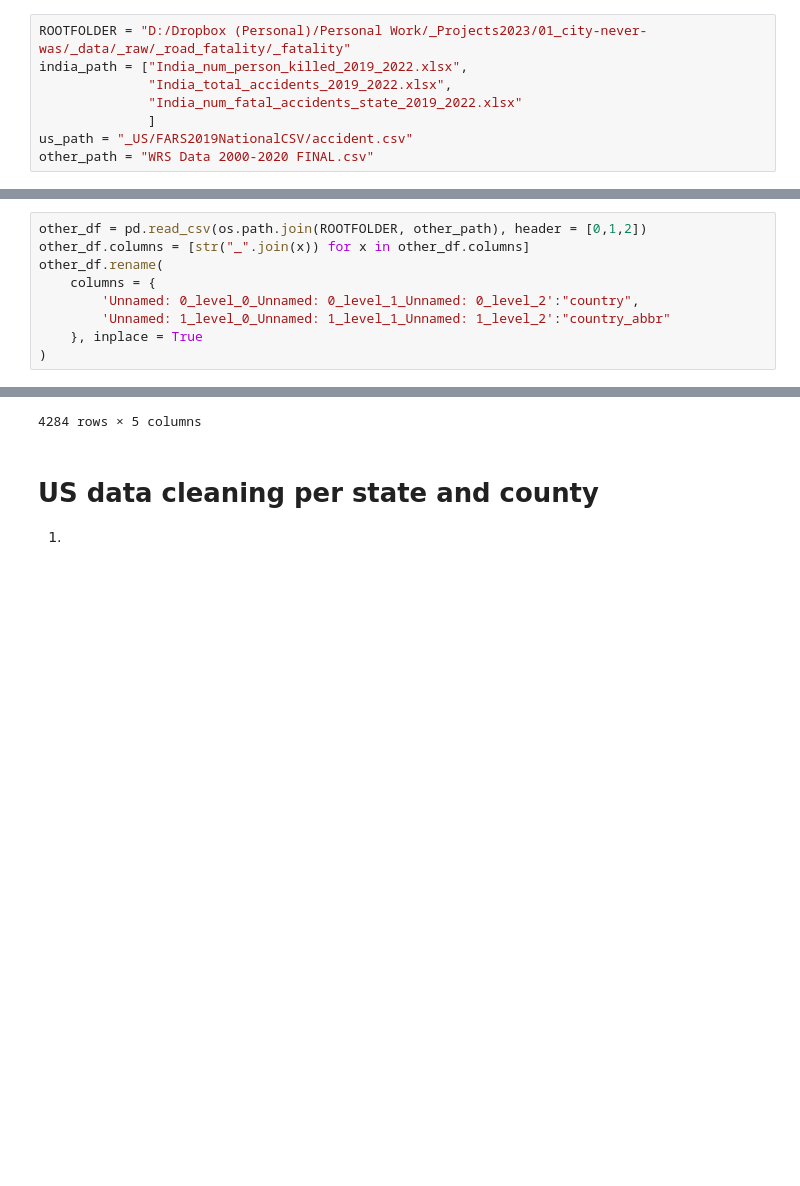
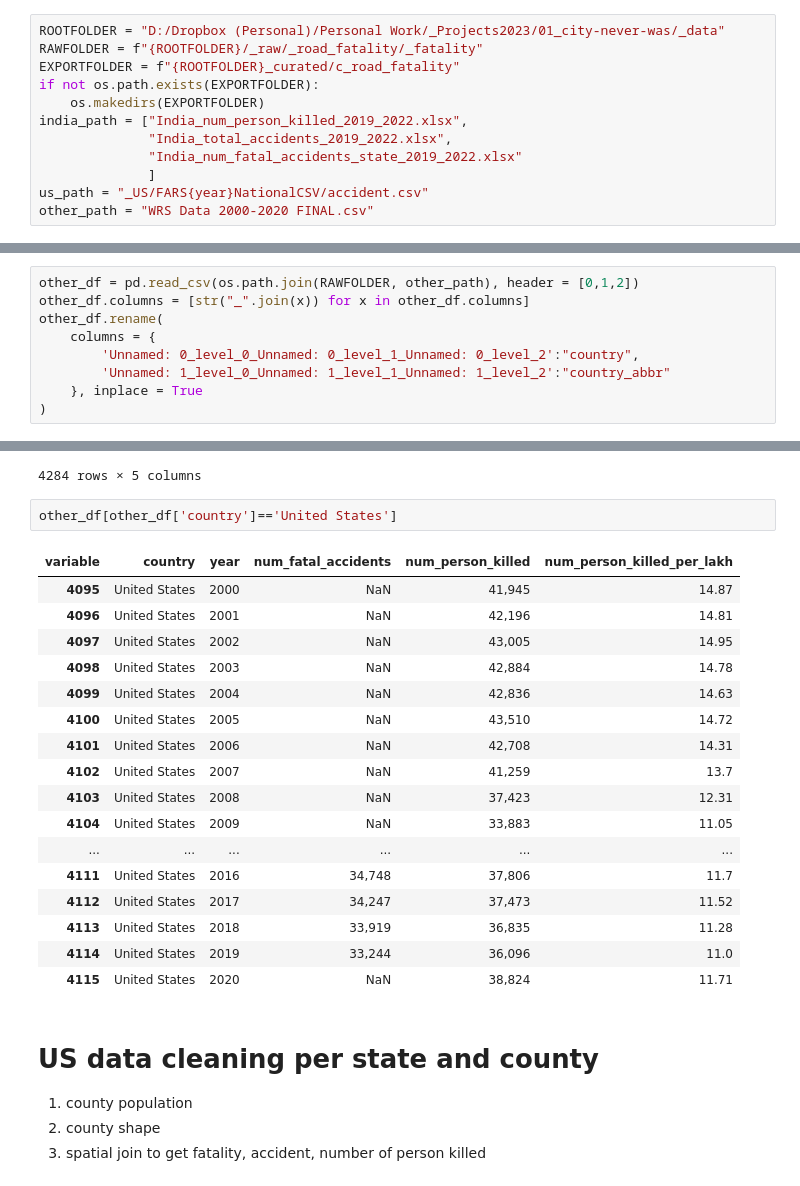
Before and after one commit to brookefzy/uvi-time-machine, a Jupyter notebook: _script/c-road-injury/03_road_fatality.ipynb, the cells around one changed output, grey strips where cells are left out. Drawn from its saved outputs; the diff is of its cells as text; blank space fills up the shorter version.

````diff
--- a/_script/c-road-injury/03_road_fatality.ipynb
+++ b/_script/c-road-injury/03_road_fatality.ipynb
@@ -21,12 +22,16 @@ num_person_killed
 num_person_kille_per_lakh (per 100,000 population)
 ```
 # %%
-ROOTFOLDER = "D:/Dropbox (Personal)/Personal Work/_Projects2023/01_city-never-was/_data/_raw/_road_fatality/_fatality"
+ROOTFOLDER = "D:/Dropbox (Personal)/Personal Work/_Projects2023/01_city-never-was/_data"
+RAWFOLDER = f"{ROOTFOLDER}/_raw/_road_fatality/_fatality"
+EXPORTFOLDER = f"{ROOTFOLDER}_curated/c_road_fatality"
+if not os.path.exists(EXPORTFOLDER):
+    os.makedirs(EXPORTFOLDER)
 india_path = ["India_num_person_killed_2019_2022.xlsx",
               "India_total_accidents_2019_2022.xlsx",
               "India_num_fatal_accidents_state_2019_2022.xlsx"
               ]
-us_path = "_US/FARS2019NationalCSV/accident.csv"
+us_path = "_US/FARS{year}NationalCSV/accident.csv"
 other_path = "WRS Data 2000-2020 FINAL.csv"
 # %%
 india_mapping = dict(zip(
@@ -108,7 +115,7 @@ india_df.head()
 # %% [markdown]
 # All other countries
 # %%
-other_df = pd.read_csv(os.path.join(ROOTFOLDER, other_path), header = [0,1,2])
+other_df = pd.read_csv(os.path.join(RAWFOLDER, other_path), header = [0,1,2])
 other_df.columns = [str("_".join(x)) for x in other_df.columns]
 other_df.rename(
     columns = {
@@ -151,6 +158,28 @@ other_df
 | 4282 | Zimbabwe | 2019 | 1,159 | 1,495 | 10.21 |
 | 4283 | Zimbabwe | 2020 | 1,251 | 1,550 | 10.43 |
 4284 rows × 5 columns
+# %%
+other_df[other_df['country']=='United States']
+# %% [output]
+| variable | country | year | num_fatal_accidents | num_person_killed | num_person_killed_per_lakh |
+| 4095 | United States | 2000 | NaN | 41,945 | 14.87 |
+| 4096 | United States | 2001 | NaN | 42,196 | 14.81 |
+| 4097 | United States | 2002 | NaN | 43,005 | 14.95 |
+| 4098 | United States | 2003 | NaN | 42,884 | 14.78 |
+| 4099 | United States | 2004 | NaN | 42,836 | 14.63 |
+| 4100 | United States | 2005 | NaN | 43,510 | 14.72 |
+| 4101 | United States | 2006 | NaN | 42,708 | 14.31 |
+| 4102 | United States | 2007 | NaN | 41,259 | 13.7 |
+| 4103 | United States | 2008 | NaN | 37,423 | 12.31 |
+| 4104 | United States | 2009 | NaN | 33,883 | 11.05 |
+| ... | ... | ... | ... | ... | ... |
+| 4111 | United States | 2016 | 34,748 | 37,806 | 11.7 |
+| 4112 | United States | 2017 | 34,247 | 37,473 | 11.52 |
+| 4113 | United States | 2018 | 33,919 | 36,835 | 11.28 |
+| 4114 | United States | 2019 | 33,244 | 36,096 | 11.0 |
+| 4115 | United States | 2020 | NaN | 38,824 | 11.71 |
 # %% [markdown]
 # US data cleaning per state and county
-1.
+1. county population
+2. county shape
+3. spatial join to get fatality, accident, number of person killed
````
Also changed, not shown: parts of 11 cells of this notebook, 1 other file.
